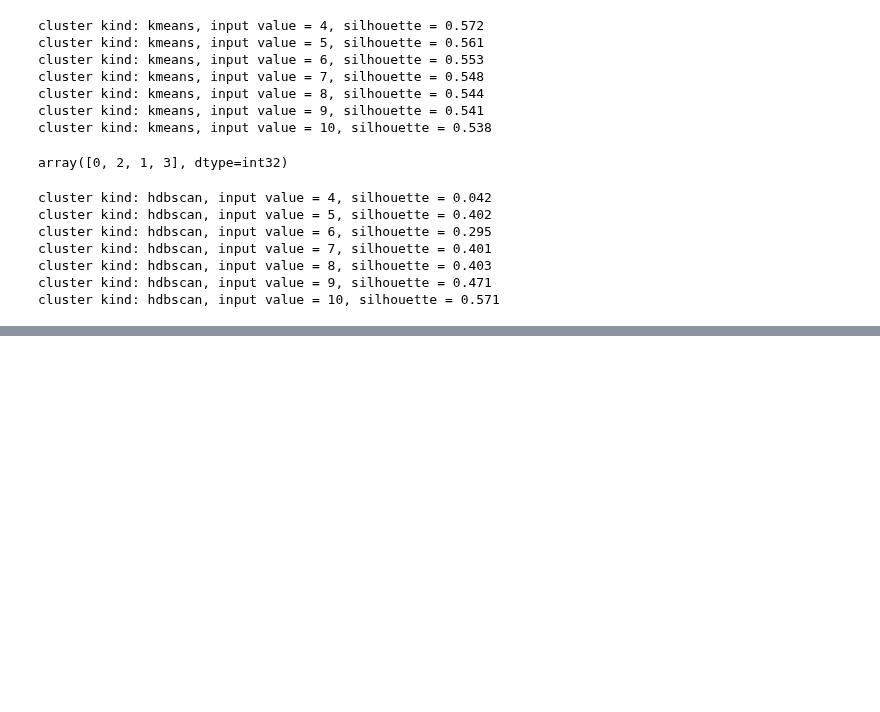
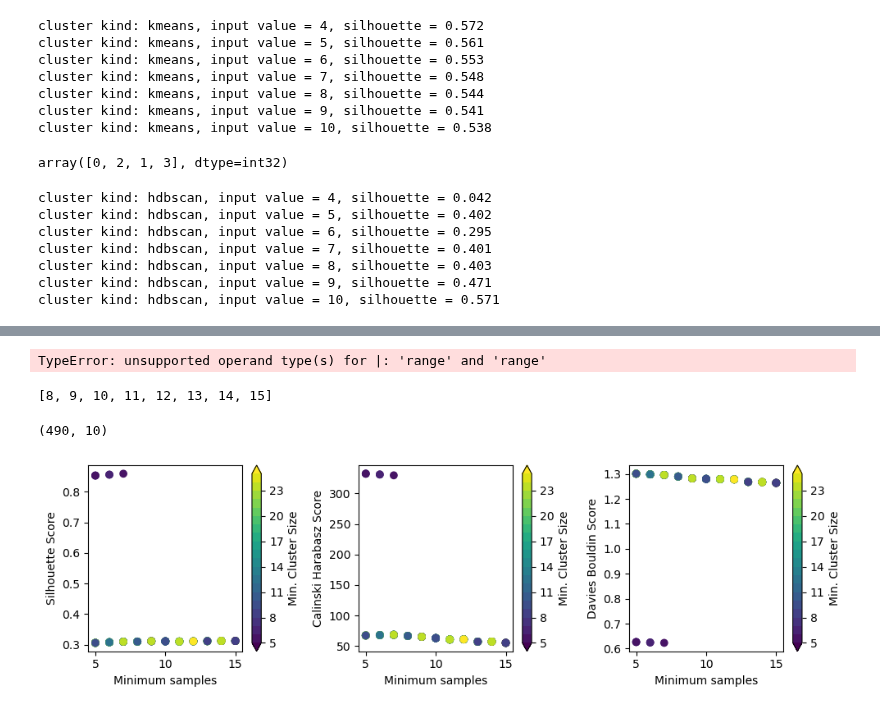
Before and after one commit to MiguelHeCa/tfm-nlp, a Jupyter notebook: notebooks/Untitled.ipynb, the cells around one changed output, grey strips where cells are left out. Saved outputs shown, nothing was run; the diff lists cells and outputs as text; code cells hidden in the pictures; blank space fills up the shorter version.

```diff
--- a/notebooks/Untitled.ipynb
+++ b/notebooks/Untitled.ipynb
@@ -143,0 +433,39 @@ data['labels'] = SCluster(typ=typ, org=org ,lim=lim, stp=stp).fit(data).labels_
+# %%
+range(1,6)range(6,21,2)
+# %% [output]
+TypeError: unsupported operand type(s) for |: 'range' and 'range'
+# %%
+[i for i in range(8,16)] + []
+# %% [output]
+[8, 9, 10, 11, 12, 13, 14, 15]
+# %%
+df = pd.read_csv('../data/interim/eval_hdbscan_1663106951.csv')
+df['prop_noise'] = df['n_noise'].div(df['size'])
+df.shape
+# %% [output]
+(490, 10)
+# %%
+df_ = df.dropna().loc[df['size']==10000,:].sort_values(by='sl_score', ascending=False)
+fig, axes = plt.subplots(1, 3, figsize=(10,3))
+
+cmap = mpl.cm.viridis
+bounds = sorted(df_['min_clt_size'].unique())
+norm = mpl.colors.BoundaryNorm(bounds, cmap.N, extend='both')
+
+pc = axes[0].scatter(df_['min_samples'], df_['sl_score'], c=df_['min_clt_size'], norm=norm, cmap=cmap)
+fig.colorbar(pc, ax=axes[0], extend='both', label='Min. Cluster Size')
+axes[0].set_xlabel('Minimum samples')
+axes[0].set_ylabel('Silhouette Score')
+pc = axes[1].scatter(df_['min_samples'], df_['ch_score'], c=df_['min_clt_size'], norm=norm, cmap=cmap)
+fig.colorbar(pc, ax=axes[1], extend='both', label='Min. Cluster Size')
+axes[1].set_xlabel('Minimum samples')
+axes[1].set_ylabel('Calinski Harabasz Score')
+pc = axes[2].scatter(df_['min_samples'], df_['db_score'], c=df_['min_clt_size'], norm=norm, cmap=cmap)
+fig.colorbar(pc, ax=axes[2], extend='both', label='Min. Cluster Size')
+axes[2].set_xlabel('Minimum samples')
+axes[2].set_ylabel('Davies Bouldin Score')
+
+
+plt.show()
+# %% [output]
+[figure, added]
```
Also changed, not shown: parts of 35 cells of this notebook, 6 other files.
